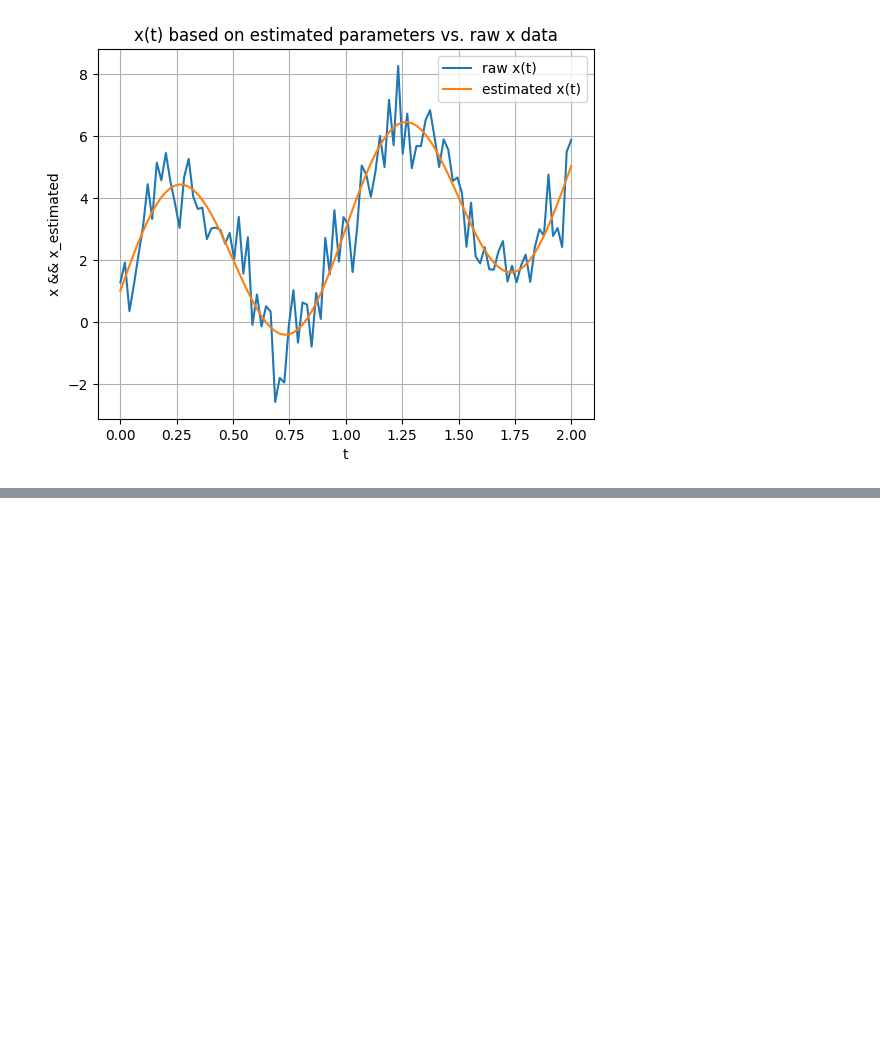
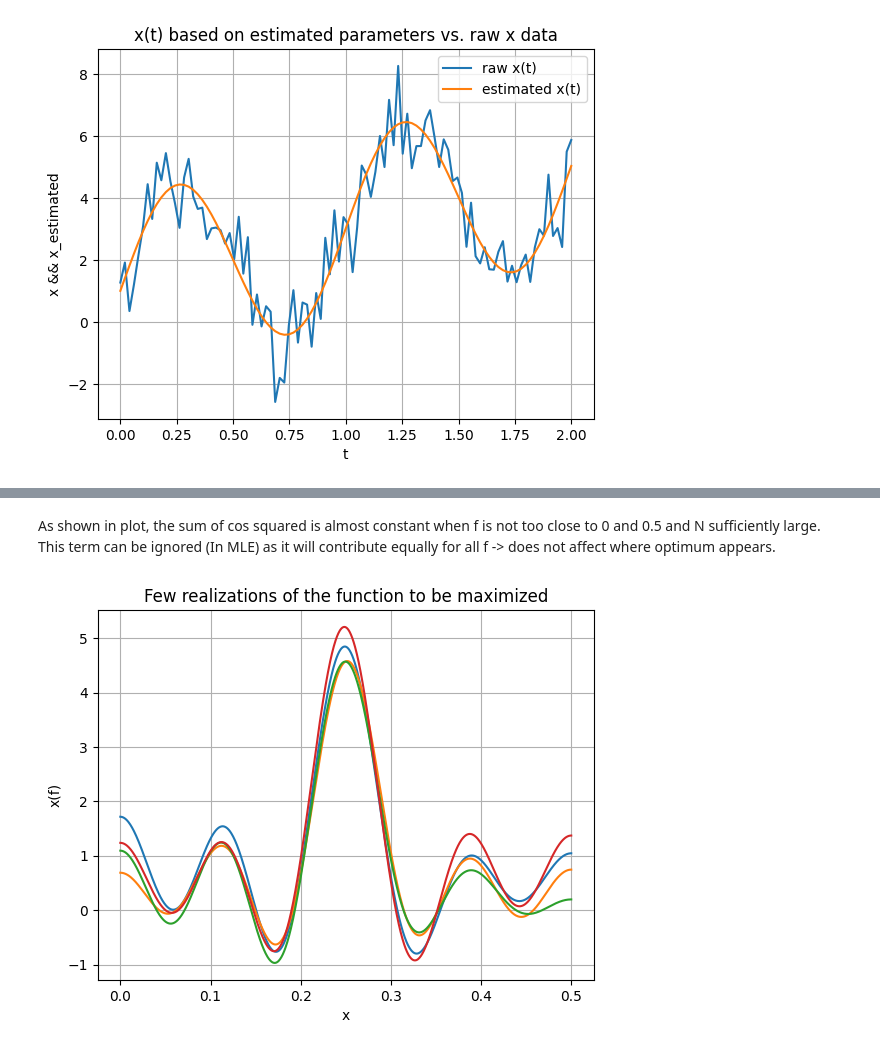
Before and after one commit to johnnynogo/TTT4275_EDC, a Jupyter notebook: assignments/assignment_2_LinearModels_BLUE_MLE_BayesianEstimators.ipynb, the cells around one changed output, grey strips where cells are left out. Cells and saved outputs as stored; diff of their text form; code cells hidden in the pictures; blank space fills up the shorter version.

```diff
--- a/assignments/assignment_2_LinearModels_BLUE_MLE_BayesianEstimators.ipynb
+++ b/assignments/assignment_2_LinearModels_BLUE_MLE_BayesianEstimators.ipynb
@@ -42,0 +67,50 @@ plt.show()
+# %% [markdown]
+As shown in plot, the sum of cos squared is almost constant when f is not too close to 0 and 0.5 and N sufficiently large. This term can be ignored (In MLE) as it will contribute equally for all f -> does not affect where optimum appears.
+# %%
+import random
+
+N=10
+f=0.25
+f_axis = np.linspace(0, 0.5, 1000)
+sigma_squared=0.01
+
+sum0 = 0
+
+for n in range(N):
+    w = np.random.normal(0, np.sqrt(sigma_squared))
+    x = (np.cos(2*np.pi*f*n) + w)
+    sum0 += x * np.cos(2*np.pi*f_axis*n)
+
+sum1 = 0
+
+for n in range(N):
+    w = np.random.normal(0, np.sqrt(sigma_squared))
+    x = (np.cos(2*np.pi*f*n) + w)
+    sum1 += x * np.cos(2*np.pi*f_axis*n)
+
+sum2 = 0
+
+for n in range(N):
+    w = np.random.normal(0, np.sqrt(sigma_squared))
+    x = (np.cos(2*np.pi*f*n) + w)
+    sum2 += x * np.cos(2*np.pi*f_axis*n)
+
+sum3 = 0
+
+for n in range(N):
+    w = np.random.normal(0, np.sqrt(sigma_squared))
+    x = (np.cos(2*np.pi*f*n) + w)
+    sum3 += x * np.cos(2*np.pi*f_axis*n)
+
+plt.plot(f_axis, sum0)
+plt.plot(f_axis, sum1)
+plt.plot(f_axis, sum2)
+plt.plot(f_axis, sum3)
+plt.title("Few realizations of the function to be maximized")
+plt.xlabel("x")
+plt.ylabel("x(f)")
+plt.grid()
+
+plt.show()
+# %% [output]
+[figure, added]
```
Also changed, not shown: parts of 4 cells of this notebook.
